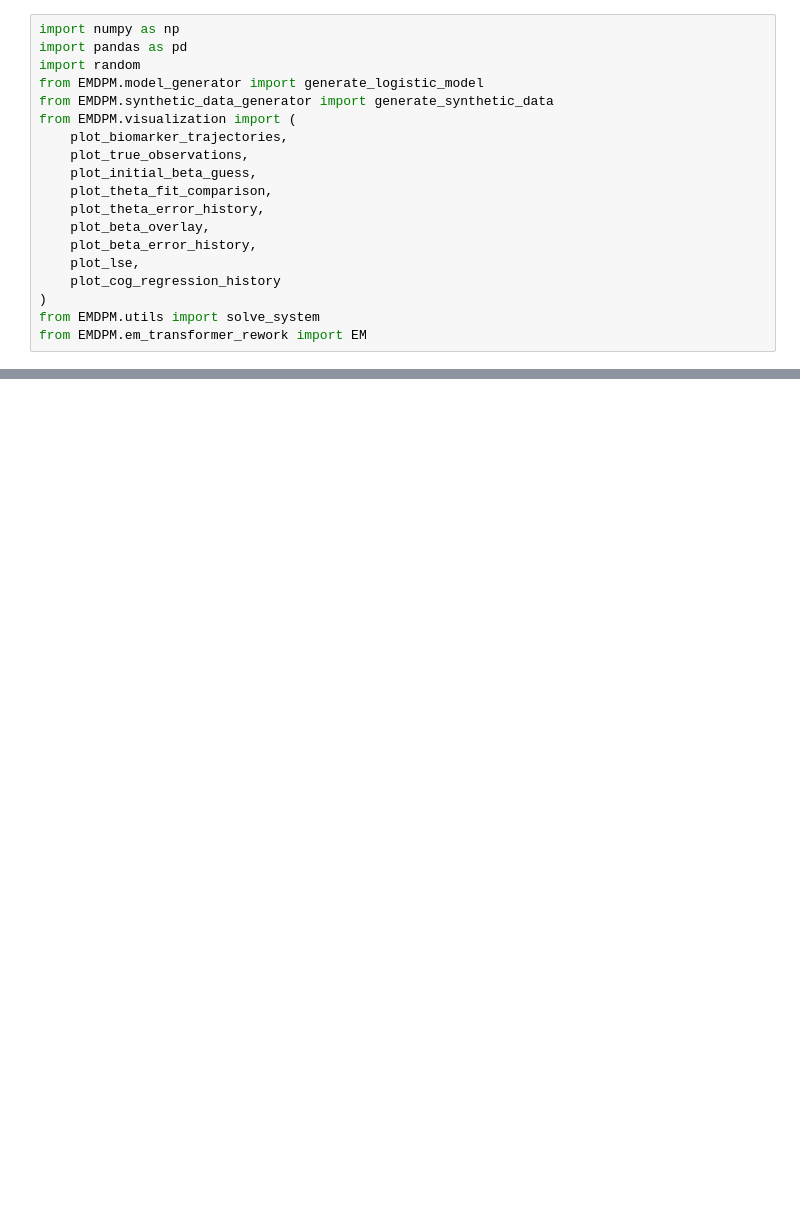
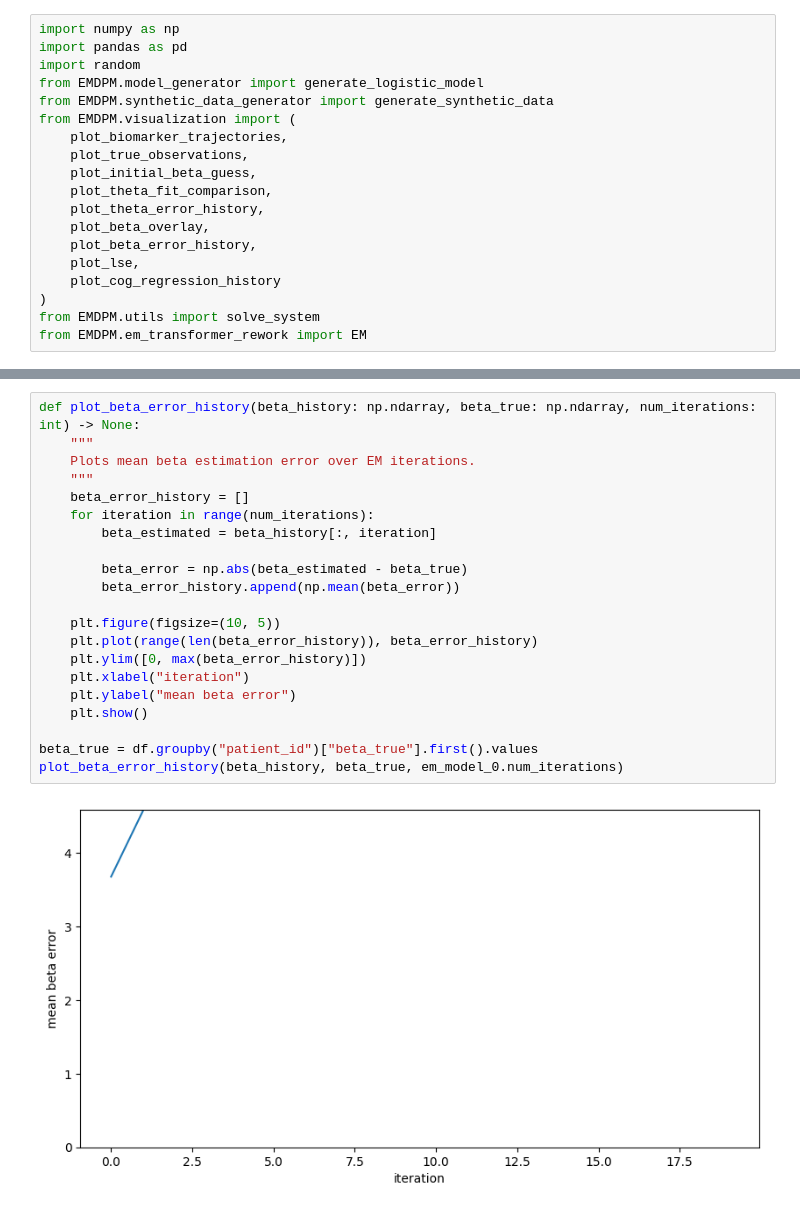
Before and after one commit to LAMCIG/Progression_models_simulations, a Jupyter notebook: EMDPM/experiments/test.ipynb, the cells around one changed output, grey strips where cells are left out. Cells and saved outputs as stored; diff of their text form; blank space fills up the shorter version.

```diff
--- a/EMDPM/experiments/test.ipynb
+++ b/EMDPM/experiments/test.ipynb
@@ -114,0 +163,23 @@ AttributeError: 'EM' object has no attribute 'beta_iter_'
+# %%
+def plot_beta_error_history(beta_history: np.ndarray, beta_true: np.ndarray, num_iterations: int) -> None:
+    """
+    Plots mean beta estimation error over EM iterations.
+    """
+    beta_error_history = []
+    for iteration in range(num_iterations):
+        beta_estimated = beta_history[:, iteration]
+
+        beta_error = np.abs(beta_estimated - beta_true)
+        beta_error_history.append(np.mean(beta_error))
+
+    plt.figure(figsize=(10, 5))
+    plt.plot(range(len(beta_error_history)), beta_error_history)
+    plt.ylim([0, max(beta_error_history)])
+    plt.xlabel("iteration")
+    plt.ylabel("mean beta error")
+    plt.show()
+
+beta_true = df.groupby("patient_id")["beta_true"].first().values
+plot_beta_error_history(beta_history, beta_true, em_model_0.num_iterations)
+# %% [output]
+[figure, added]
```
Also changed, not shown: parts of 4 cells of this notebook, 4 other files.
